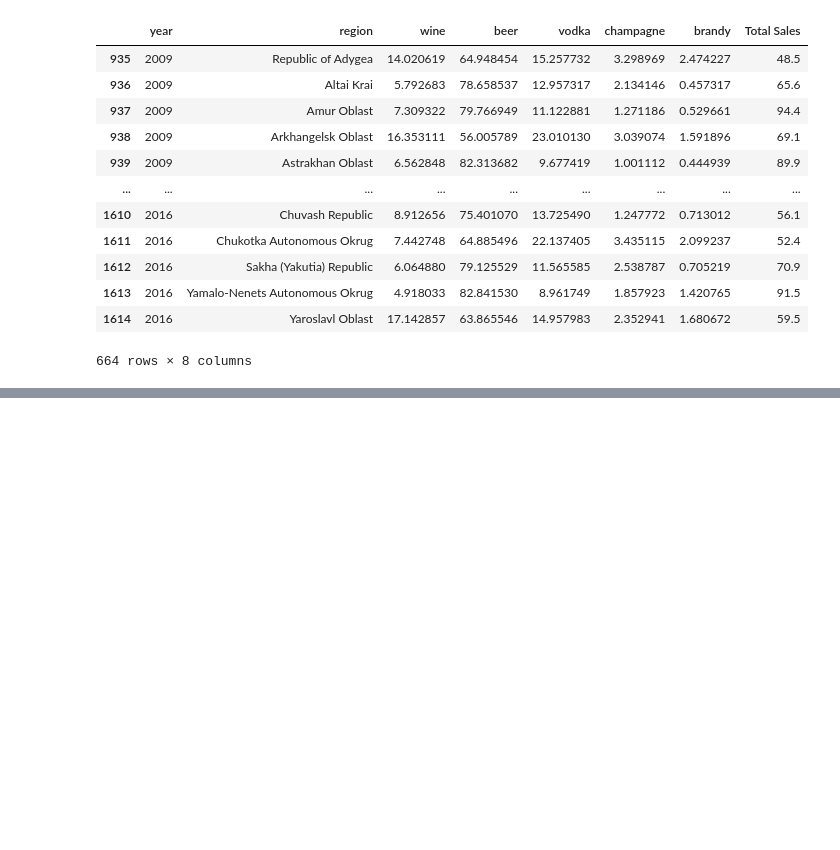
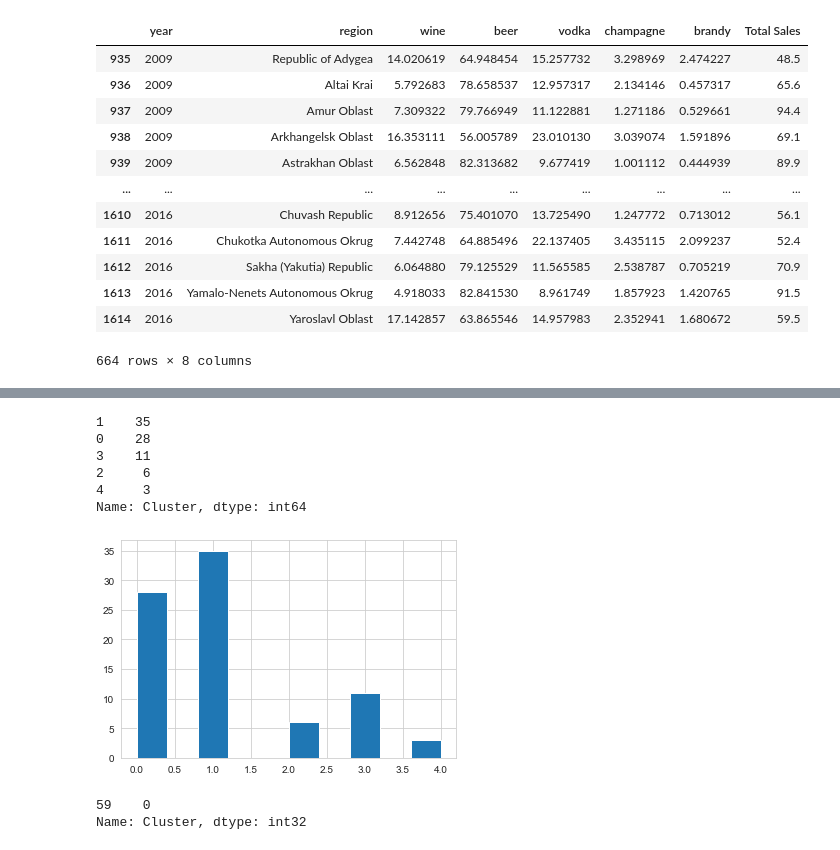
Before and after one commit to LuisEVT/Drinks_Company_Wine_Promotion, a Jupyter notebook: Wine_Promotion_Analysis_EDA.ipynb, the cells around one changed output, grey strips where cells are left out. Drawn from its saved outputs; the diff is of its cells as text; code cells hidden in the pictures; blank space fills up the shorter version.

```diff
--- a/Wine_Promotion_Analysis_EDA.ipynb
+++ b/Wine_Promotion_Analysis_EDA.ipynb
@@ -530,0 +397,3 @@ Name: region, dtype: object
+# %%
+df_V3_melted = pd.melt(df_V3,id_vars=['year','region','Total Sales'], value_vars = ['wine','beer','vodka','champagne','brandy'],var_name='Type',value_name='Sale Percentage')
+df_V3_melted
@@ -530,0 +414,4 @@ Name: region, dtype: object
+# %%
+df_V3_melted['Type_Year']=df_V3_melted['Type'] + "_"+ df_V3_melted['year'].apply(lambda x:str(x))
+df_V3_melted_V2 = df_V3_melted.drop(columns=['year','Type'])
+df_V3_melted_V2
@@ -530,0 +432,3 @@ Name: region, dtype: object
+# %%
+df_V3_melted_V4 = df_V3_melted_V2.pivot_table(index='region',columns=['Type_Year'],values=['Total Sales','Sale Percentage']).reset_index()
+df_V3_melted_V4
@@ -530,0 +459,26 @@ Name: region, dtype: object
+# %%
+x = df_V3_melted_V4.iloc[:,1:]
+y = df_V3_melted_V4.iloc[:,0]
+
+KNN_classifier = KNN(n_clusters=5)
+
+KNN_classifier.fit(x,y)
+
+df_V3_melted_V4['Cluster'] = KNN_classifier.labels_
+# %%
+df_V3_melted_V4['Cluster'].hist()
+
+df_V3_melted_V4['Cluster'].value_counts()
+# %% [output]
+1    35
+0    28
+3    11
+2     6
+4     3
+Name: Cluster, dtype: int64
+[figure, added]
+# %%
+df_V3_melted_V4[ df_V3_melted_V4['region']=='Saint Petersburg' ]['Cluster']
+# %% [output]
+59    0
+Name: Cluster, dtype: int32
```
Also changed, not shown: parts of 16 cells of this notebook.
